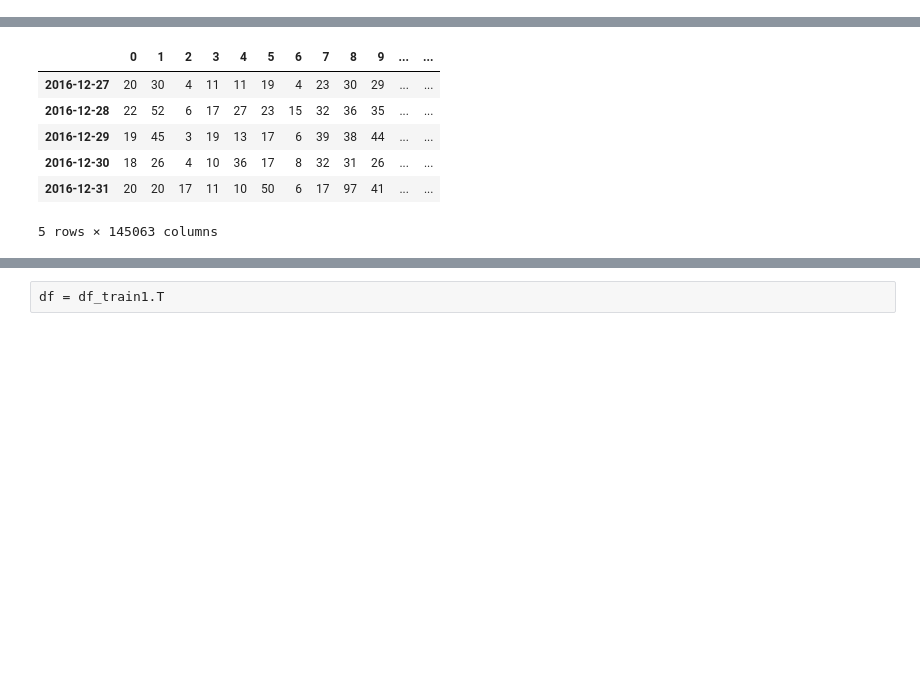
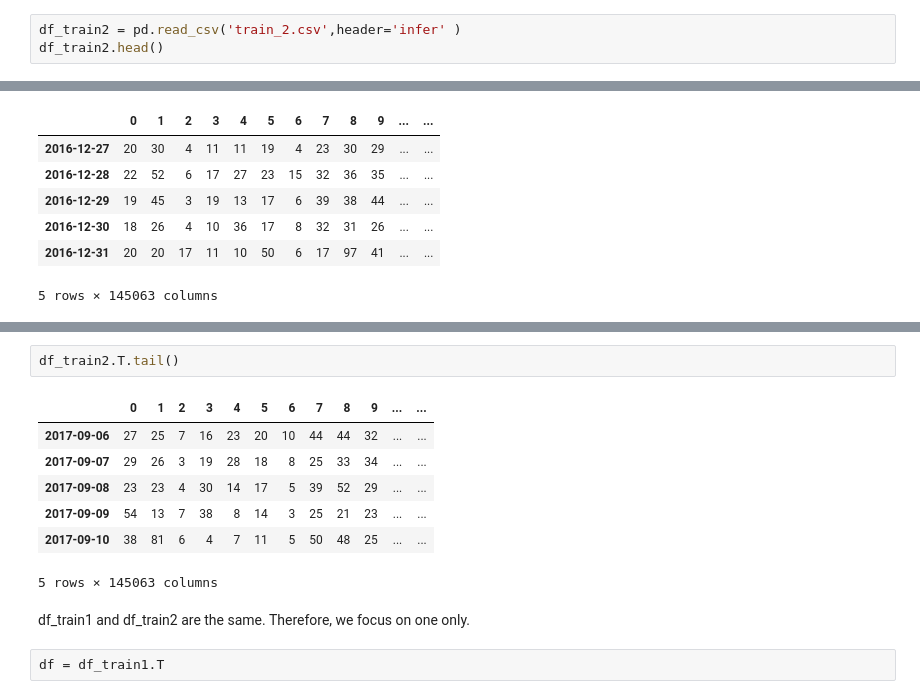
Before and after one commit to ErfanEbrahimiBazaz/web_traffic_prediction, a Jupyter notebook: timeseries.ipynb, the cells around one changed output, grey strips where cells are left out. Cells and saved outputs as stored; diff of their text form; blank space fills up the shorter version.

```diff
--- a/timeseries.ipynb
+++ b/timeseries.ipynb
@@ -78,3 +83,6 @@ df_train1.head()
 len(df_train1)
 # %% [output]
 145063
+# %%
+df_train2 = pd.read_csv('train_2.csv',header='infer' )
+df_train2.head()
@@ -101,3 +123,15 @@ df_train1.T.tail()
+# %%
+df_train2.T.tail()
+# %% [output]
+|  | 0 | 1 | 2 | 3 | 4 | 5 | 6 | 7 | 8 | 9 | ... | ... |
+| 2017-09-06 | 27 | 25 | 7 | 16 | 23 | 20 | 10 | 44 | 44 | 32 | ... | ... |
+| 2017-09-07 | 29 | 26 | 3 | 19 | 28 | 18 | 8 | 25 | 33 | 34 | ... | ... |
+| 2017-09-08 | 23 | 23 | 4 | 30 | 14 | 17 | 5 | 39 | 52 | 29 | ... | ... |
+| 2017-09-09 | 54 | 13 | 7 | 38 | 8 | 14 | 3 | 25 | 21 | 23 | ... | ... |
+| 2017-09-10 | 38 | 81 | 6 | 4 | 7 | 11 | 5 | 50 | 48 | 25 | ... | ... |
+5 rows × 145063 columns
+# %% [markdown]
+df_train1 and df_train2 are the same. Therefore, we focus on one only.
 # %%
 df = df_train1.T
 # %%
```
Also changed, not shown: parts of 23 cells of this notebook, 3 other files.
